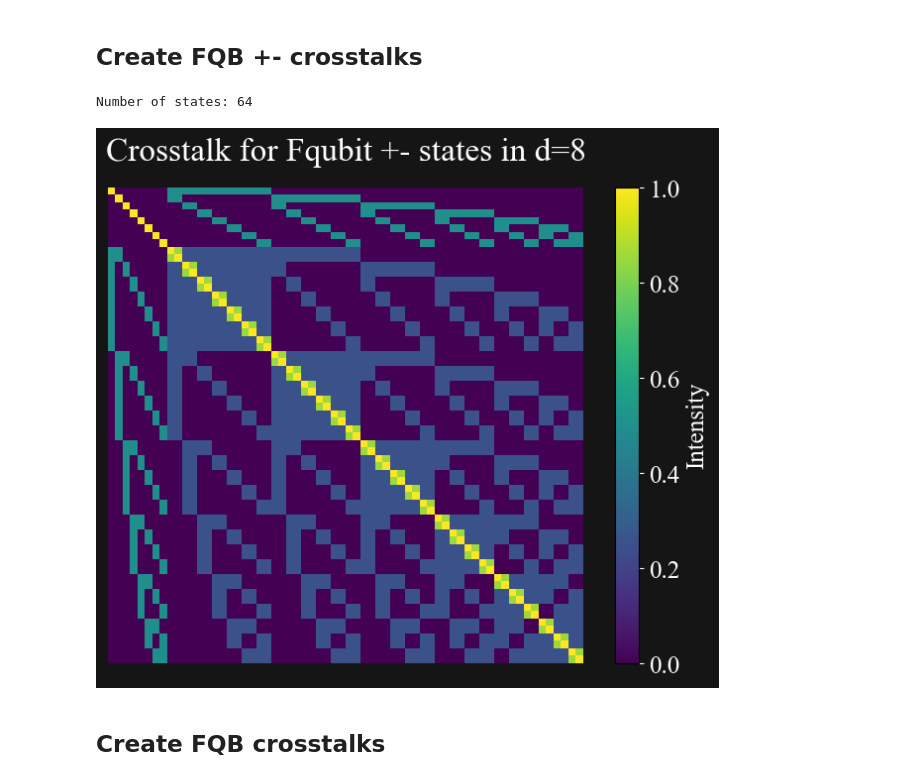
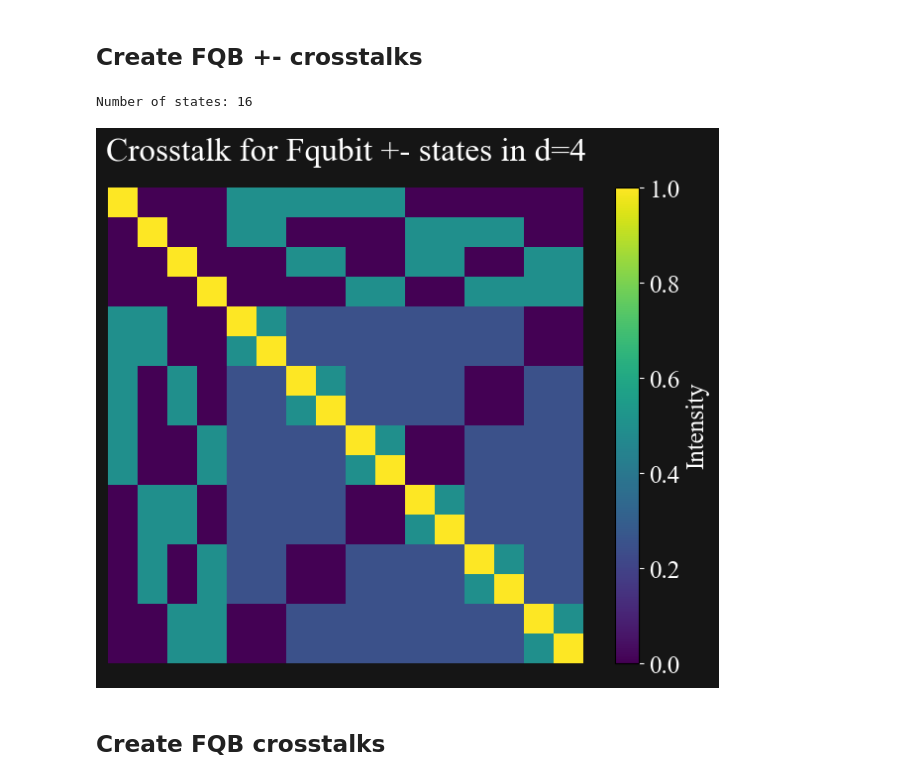
Before and after one commit to LukasScarfe/F-Qubits, a Jupyter notebook: fqubits.ipynb, the cells around one changed output. Cells and saved outputs as stored; diff of their text form; code cells hidden in the pictures.

```diff
--- a/fqubits.ipynb
+++ b/fqubits.ipynb
@@ -301,14 +301,14 @@ Number of states: 64
 # %% [markdown]
 ## Create FQB +- crosstalks
 # %%
-d=8
+d=4
 basis=LogicalBasis(d)+FqubitpmBasis(d)
 print(f'Number of states: {len(basis)}')
 
 heatmap([[abs(state1.dag()*state2)**2 for state1 in basis] for state2 in basis],f'Crosstalk for Fqubit +- states in d={d}')
 # %% [output]
-Number of states: 64
+Number of states: 16
-[figure, old version]
+[figure, new version]
 # %% [markdown]
 ## Create FQB crosstalks
 # %%
```
Also changed, not shown: parts of 6 cells of this notebook, 3 other files.
